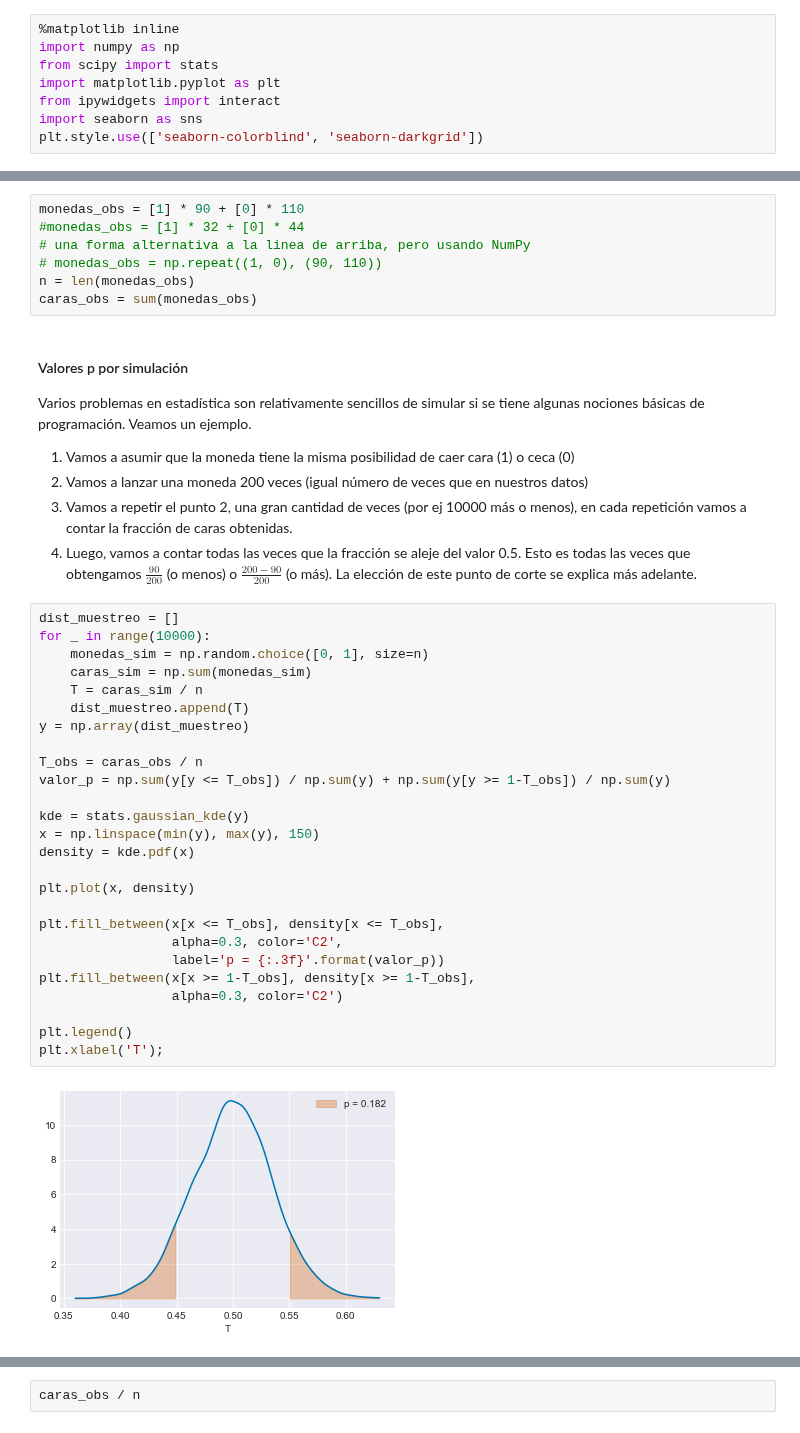
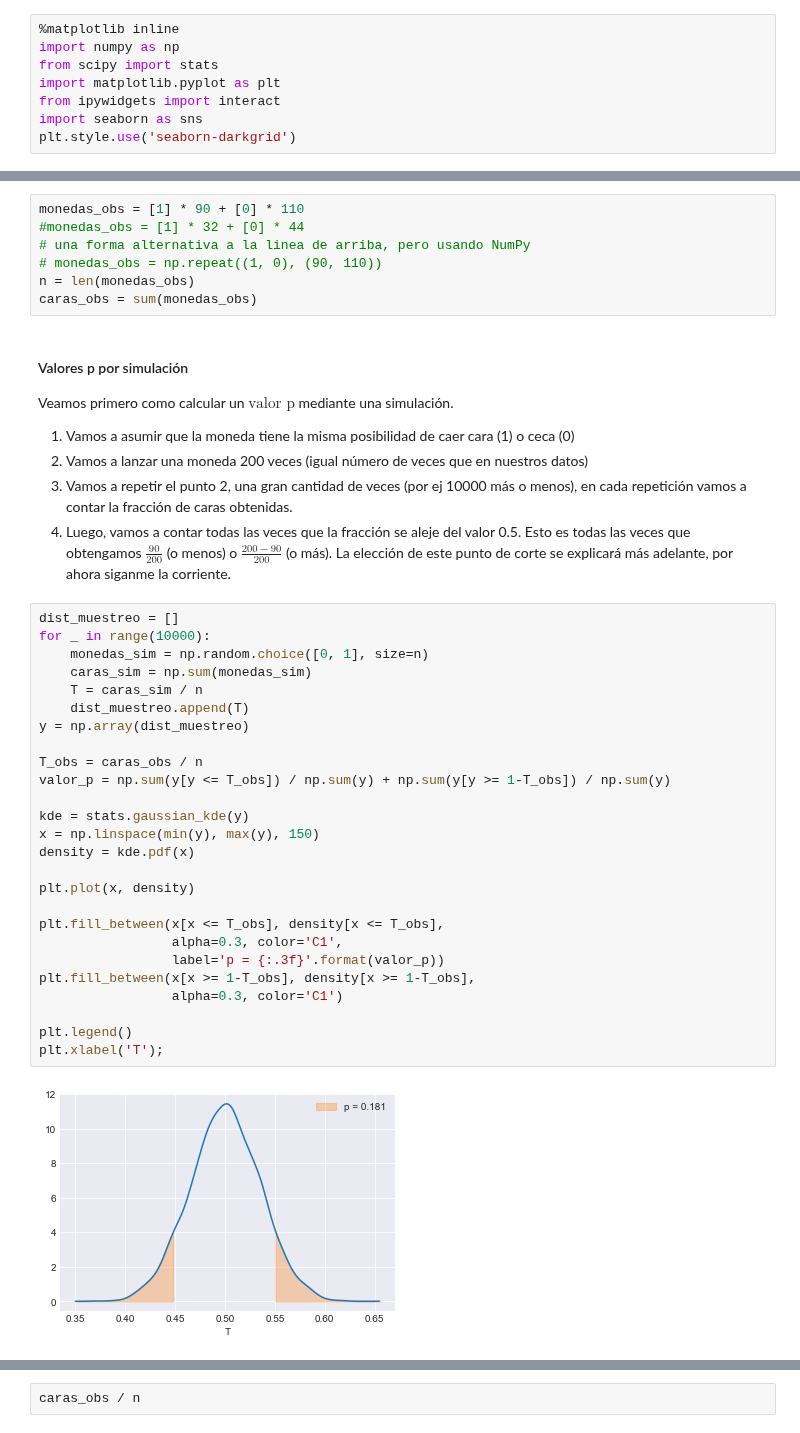
Before and after one commit to danzaconloros/intro_ciencia_de_datos, a Jupyter notebook: 04.00_intro_estadística_frecuentista.ipynb, the cells around one changed output, grey strips where cells are left out. Cells and saved outputs as stored; diff of their text form.

```diff
--- a/04.00_intro_estadística_frecuentista.ipynb
+++ b/04.00_intro_estadística_frecuentista.ipynb
@@ -5,7 +5,7 @@ from scipy import stats
 import matplotlib.pyplot as plt
 from ipywidgets import interact
 import seaborn as sns
-plt.style.use(['seaborn-colorblind', 'seaborn-darkgrid'])
+plt.style.use('seaborn-darkgrid')
 # %% [markdown]
 ## Estadística Inferencial
 
@@ -95,40 +88,40 @@ caras_obs = sum(monedas_obs)
 # %% [markdown]
 #### Valores p por simulación
 
-Varios problemas en estadística son relativamente sencillos de simular si se tiene algunas nociones básicas de programación. Veamos un ejemplo.
+Veamos primero como calcular un $\text{valor p}$ mediante una simulación.
 
 1. Vamos a asumir que la moneda tiene la misma posibilidad de caer cara (1) o ceca (0)
 2. Vamos a lanzar una moneda 200 veces (igual número de veces que en nuestros datos)
 3. Vamos a repetir el punto 2, una gran cantidad de veces (por ej 10000 más o menos), en cada repetición vamos a contar la fracción de caras obtenidas.
-4. Luego, vamos a contar todas las veces que la fracción se aleje del valor 0.5. Esto es todas las veces que obtengamos $\frac{90}{200}$ (o menos) o $\frac{200-90}{200}$ (o más). La elección de este punto de corte se explica más adelante.
+4. Luego, vamos a contar todas las veces que la fracción se aleje del valor 0.5. Esto es todas las veces que obtengamos $\frac{90}{200}$ (o menos) o $\frac{200-90}{200}$ (o más). La elección de este punto de corte se explicará más adelante, por ahora siganme la corriente.
 # %%
 dist_muestreo = []
 for _ in range(10000):
     monedas_sim = np.random.choice([0, 1], size=n)
     caras_sim = np.sum(monedas_sim)
     T = caras_sim / n
     dist_muestreo.append(T)
 y = np.array(dist_muestreo)
 
 T_obs = caras_obs / n
 valor_p = np.sum(y[y <= T_obs]) / np.sum(y) + np.sum(y[y >= 1-T_obs]) / np.sum(y)
 
 kde = stats.gaussian_kde(y)
 x = np.linspace(min(y), max(y), 150)
 density = kde.pdf(x)
 
 plt.plot(x, density)
 
 plt.fill_between(x[x <= T_obs], density[x <= T_obs],
-                 alpha=0.3, color='C2',
+                 alpha=0.3, color='C1',
                  label='p = {:.3f}'.format(valor_p))
 plt.fill_between(x[x >= 1-T_obs], density[x >= 1-T_obs],
-                 alpha=0.3, color='C2')
+                 alpha=0.3, color='C1')
 
 plt.legend()
 plt.xlabel('T');
 # %% [output]
-[figure, old version]
+[figure, new version]
 # %% [markdown]
 #### Interpretando los resultados
 
```
Also changed, not shown: parts of 18 cells of this notebook.
